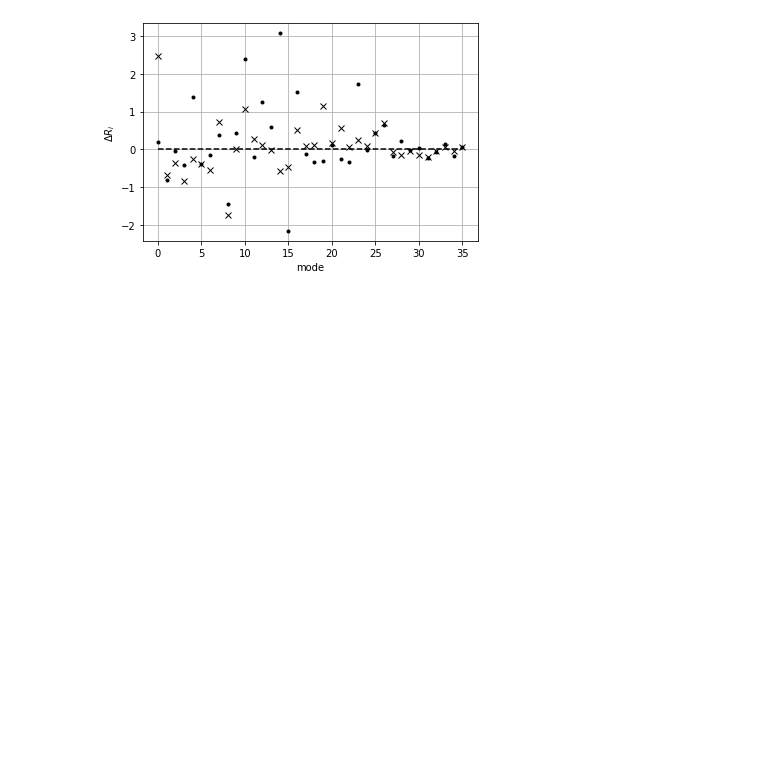
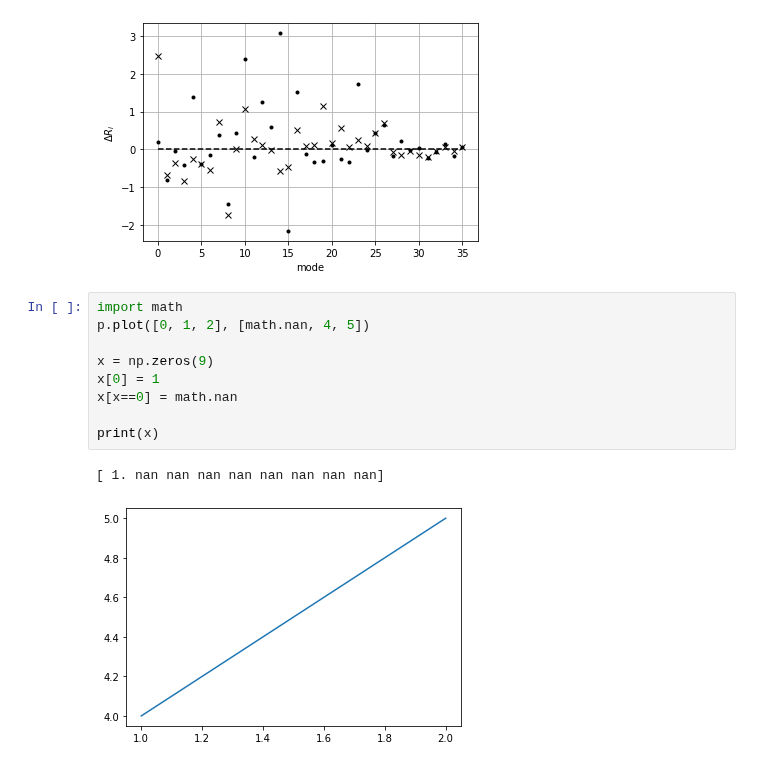
Before and after one commit to tnorthey/molecule, a Jupyter notebook: create_plots_chd.ipynb, the cells around one changed output. Saved outputs shown, nothing was run; the diff lists cells and outputs as text; blank space fills up the shorter version.

```diff
--- a/create_plots_chd.ipynb
+++ b/create_plots_chd.ipynb
@@ -279,3 +359,15 @@ p.ylabel('$\Delta R_i$')
 p.grid()
 # %% [output]
 [figure]
+# %%
+import math
+p.plot([0, 1, 2], [math.nan, 4, 5])
+
+x = np.zeros(9)
+x[0] = 1
+x[x==0] = math.nan
+
+print(x)
+# %% [output]
+[ 1. nan nan nan nan nan nan nan nan]
+[figure, added]
```
Also changed, not shown: parts of 2 cells of this notebook, 20 other files.
